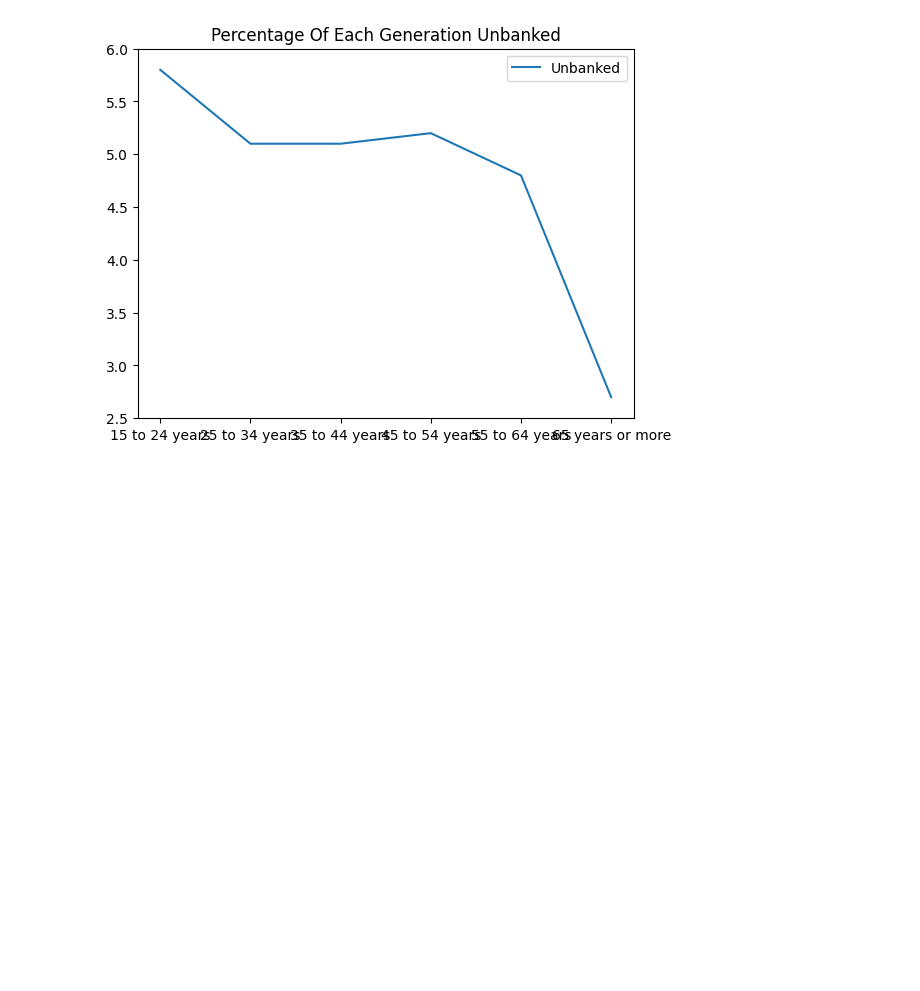
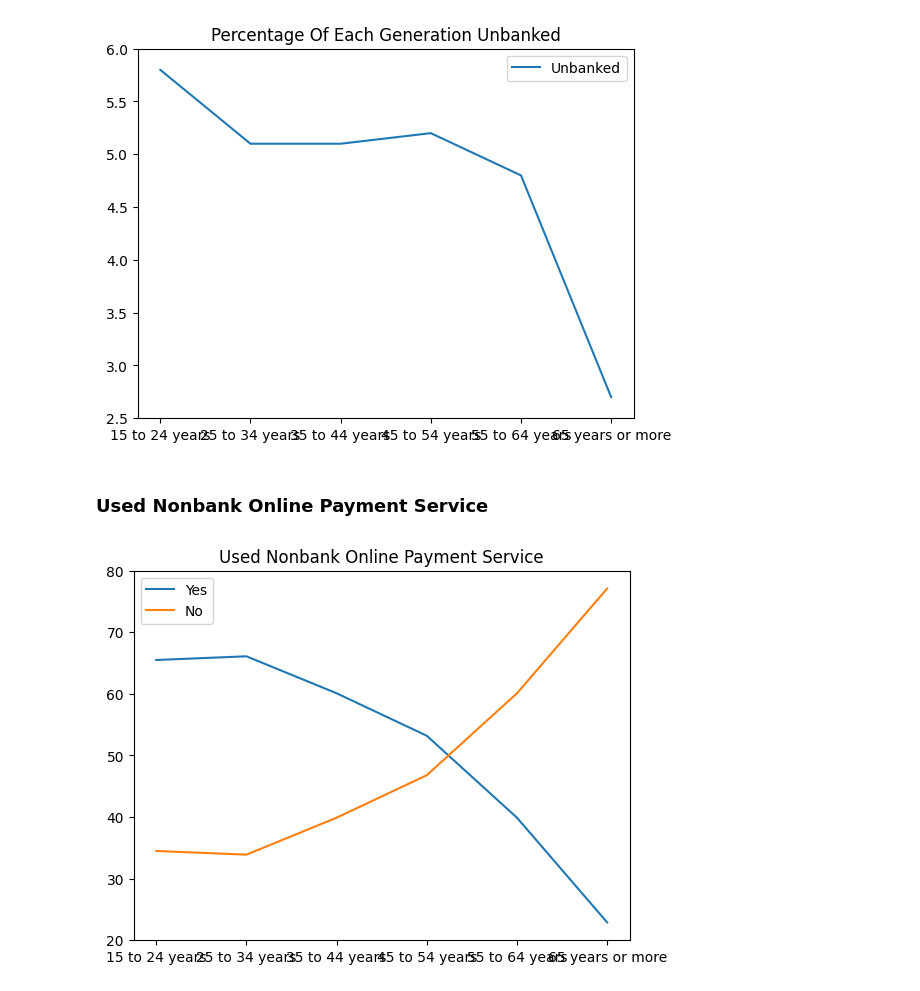
Before and after one commit to ryanmoore2121/Capstone, a Jupyter notebook: Banking.ipynb, the cells around one changed output. Cells and saved outputs as stored; diff of their text form; code cells hidden in the pictures; blank space fills up the shorter version.

```diff
--- a/Banking.ipynb
+++ b/Banking.ipynb
@@ -129,3 +123,27 @@ plt.legend()
 plt.show()
 # %% [output]
 [figure]
+# %% [markdown]
+### Used Nonbank Online Payment Service
+# %%
+import pandas as pd
+import matplotlib.pyplot as plt
+
+
+#Code that pulls the dataset and reads it
+df = pd.read_csv('Used_Nonbank_OnlinePaymentService.csv')
+
+x = df['Row Variables']
+y = df["Yes"]
+y2 = df["No"]
+
+plt.figure()
+plt.plot(x,y, label = 'Yes')
+plt.plot(x, y2, label = 'No')
+plt.title('Used Nonbank Online Payment Service')
+plt.ylim(20,80)
+plt.legend()
+
+plt.show()
+# %% [output]
+[figure, added]
```
Also changed, not shown: parts of 2 cells of this notebook.
